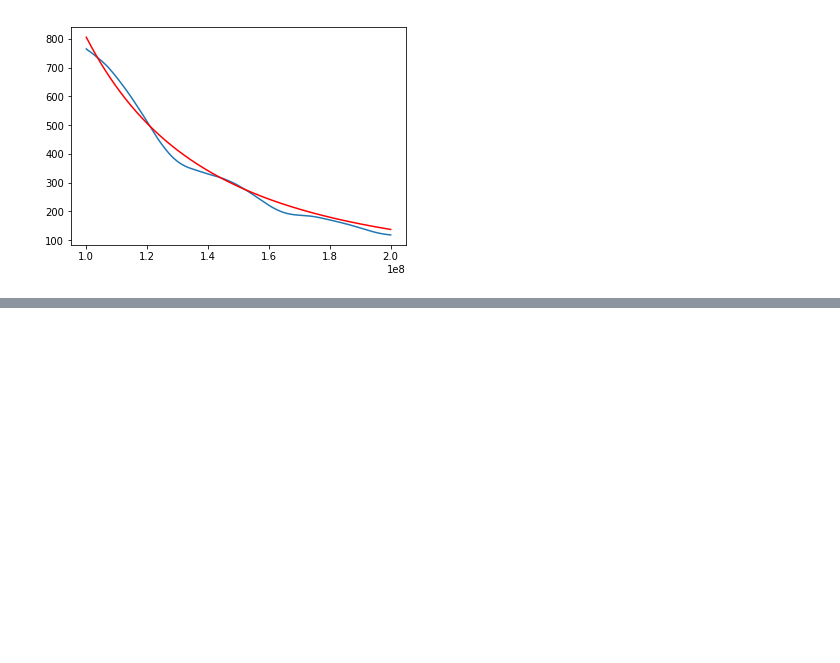
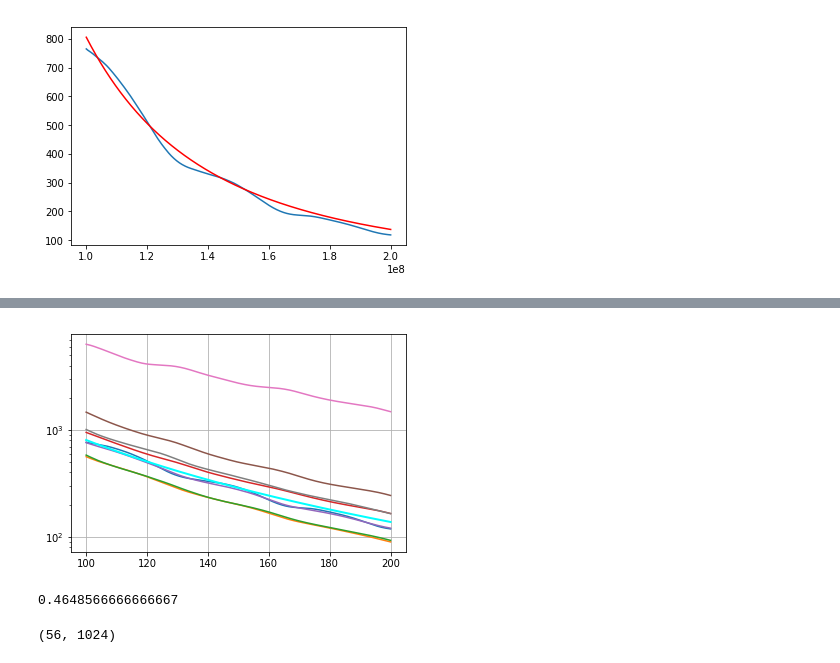
Before and after one commit to UPennEoR/kohn18_analysis, a Jupyter notebook: CheckAutosCalibration.ipynb, the cells around one changed output, grey strips where cells are left out. Drawn from its saved outputs; the diff is of its cells as text; code cells hidden in the pictures; blank space fills up the shorter version.

```diff
--- a/CheckAutosCalibration.ipynb
+++ b/CheckAutosCalibration.ipynb
@@ -152,0 +74,8 @@ HERA19ReAnalysis.ipynb
+# %%
+for t in np.arange(0,8000,1000):
+    plt.semilogy(freqs/1e6,sim_autos.data_array.squeeze()[t,:].real*Jy_to_K)
+plt.plot(freqs/1e6,T_sky,color='cyan',linewidth=2)
+plt.grid()
+plt.show()
+# %% [output]
+[figure, added]
@@ -152,0 +91,4 @@ HERA19ReAnalysis.ipynb
+# %%
+.16694+(17.75-10.6)/24.
+# %% [output]
+0.4648566666666667
@@ -152,0 +103,4 @@ HERA19ReAnalysis.ipynb
+# %%
+real_auto.shape
+# %% [output]
+(56, 1024)
```
Also changed, not shown: parts of 28 cells of this notebook.
